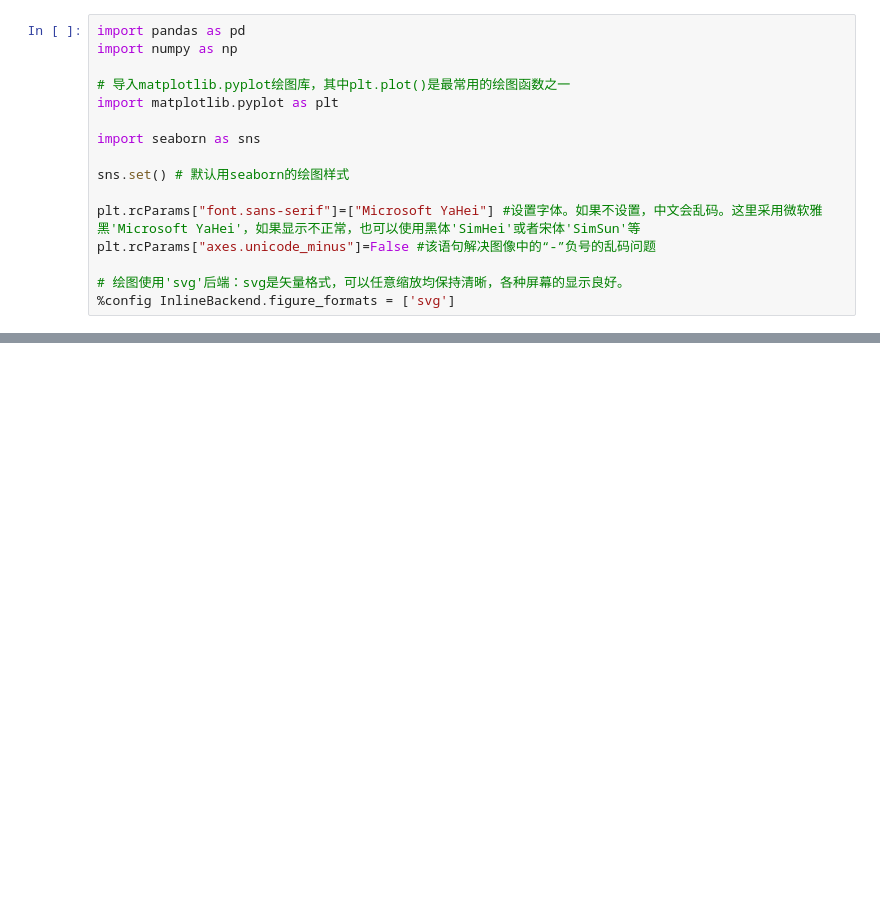
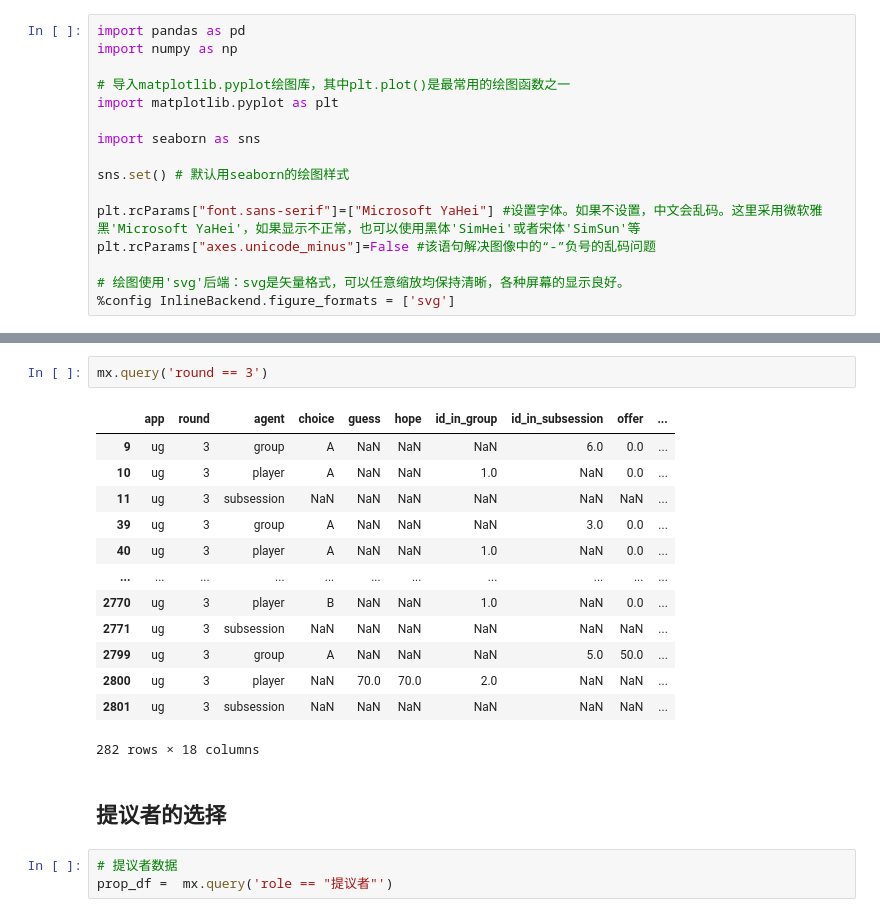
Before and after one commit to itsaquestion/otree5_common_prosperity_2, a Jupyter notebook: 数据分析.ipynb, the cells around one changed output, grey strips where cells are left out. Drawn from its saved outputs; the diff is of its cells as text; blank space fills up the shorter version.

```diff
--- a/数据分析.ipynb
+++ b/数据分析.ipynb
@@ -312,0 +194,21 @@ df
+# %%
+mx.query('round == 3')
+# %% [output]
+|  | app | round | agent | choice | guess | hope | id_in_group | id_in_subsession | offer | ... |
+| 9 | ug | 3 | group | A | NaN | NaN | NaN | 6.0 | 0.0 | ... |
+| 10 | ug | 3 | player | A | NaN | NaN | 1.0 | NaN | 0.0 | ... |
+| 11 | ug | 3 | subsession | NaN | NaN | NaN | NaN | NaN | NaN | ... |
+| 39 | ug | 3 | group | A | NaN | NaN | NaN | 3.0 | 0.0 | ... |
+| 40 | ug | 3 | player | A | NaN | NaN | 1.0 | NaN | 0.0 | ... |
+| ... | ... | ... | ... | ... | ... | ... | ... | ... | ... | ... |
+| 2770 | ug | 3 | player | B | NaN | NaN | 1.0 | NaN | 0.0 | ... |
+| 2771 | ug | 3 | subsession | NaN | NaN | NaN | NaN | NaN | NaN | ... |
+| 2799 | ug | 3 | group | A | NaN | NaN | NaN | 5.0 | 50.0 | ... |
+| 2800 | ug | 3 | player | NaN | 70.0 | 70.0 | 2.0 | NaN | NaN | ... |
+| 2801 | ug | 3 | subsession | NaN | NaN | NaN | NaN | NaN | NaN | ... |
+282 rows × 18 columns
+# %% [markdown]
+## 提议者的选择
+# %%
+# 提议者数据
+prop_df =  mx.query('role == "提议者"')
```
Also changed, not shown: parts of 40 cells of this notebook, 2 other files.
